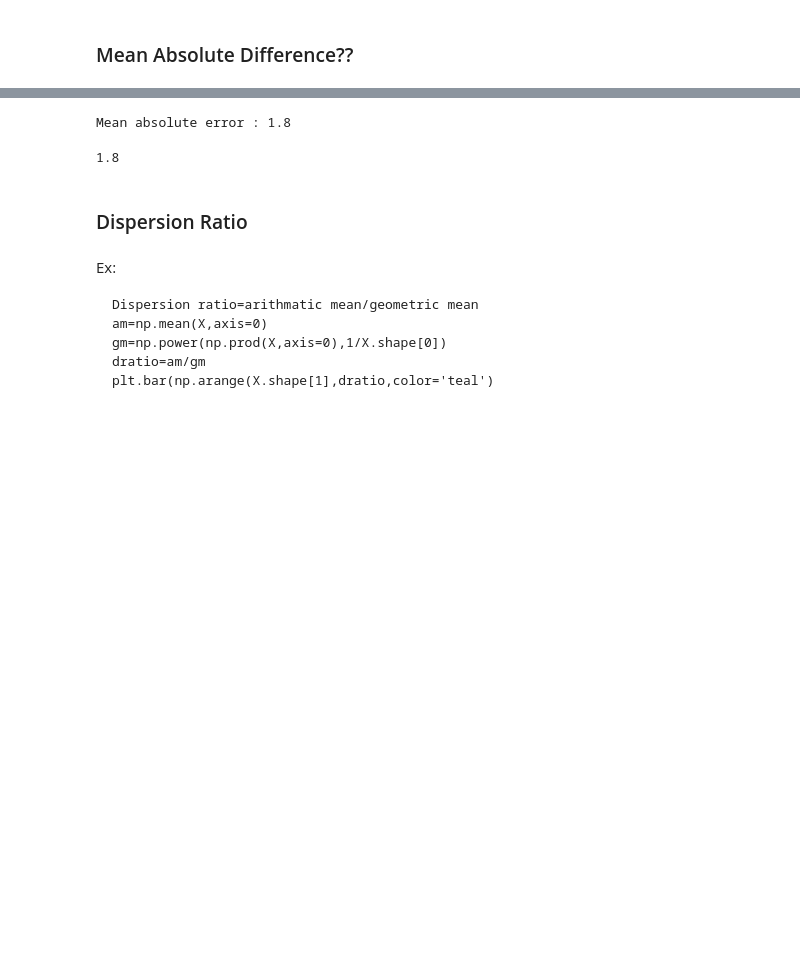
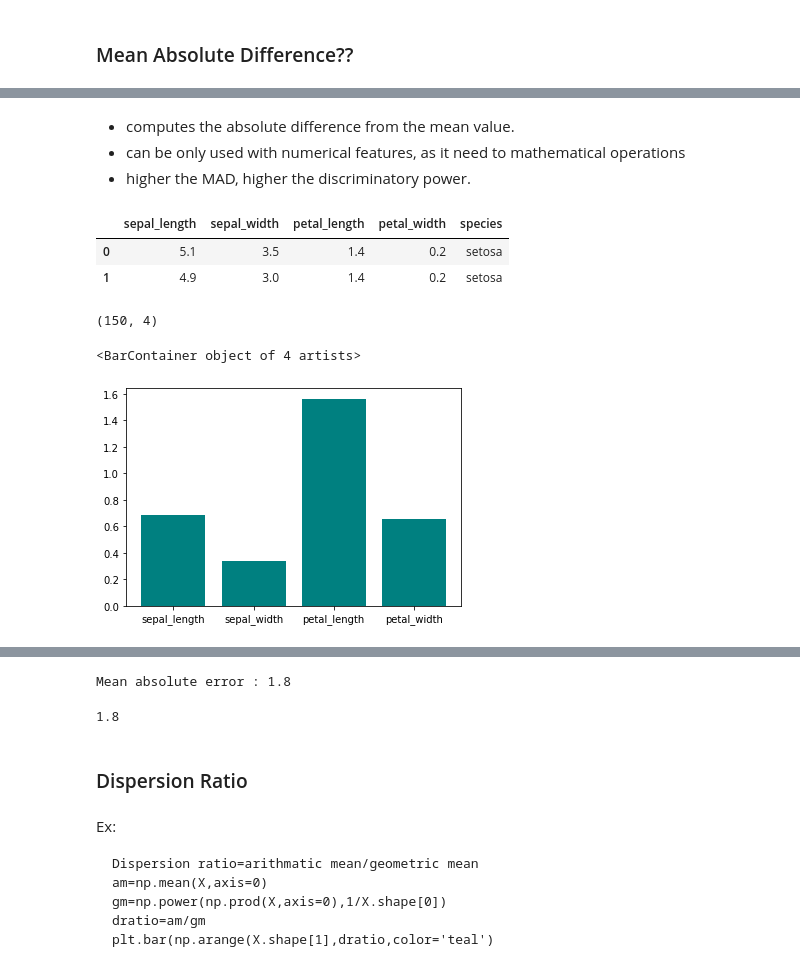
Before and after one commit to iamvivekanand/ML, a Jupyter notebook: JP/007 Features Selection Technique in Machine Learning.ipynb, the cells around one changed output, grey strips where cells are left out. Drawn from its saved outputs; the diff is of its cells as text; code cells hidden in the pictures; blank space fills up the shorter version.

```diff
--- a/JP/007 Features Selection Technique in Machine Learning.ipynb
+++ b/JP/007 Features Selection Technique in Machine Learning.ipynb
@@ -213,0 +247,17 @@ n: Total number of observations
+# %% [markdown]
+- computes the absolute difference from the mean value.
+- can be only used with numerical features, as it need to mathematical operations
+- higher the MAD, higher the discriminatory power.
+# %%
+df=sns.load_dataset('iris')
+df.head(2)
+# %% [output]
+|  | sepal_length | sepal_width | petal_length | petal_width | species |
+| 0 | 5.1 | 3.5 | 1.4 | 0.2 | setosa |
+| 1 | 4.9 | 3.0 | 1.4 | 0.2 | setosa |
+# %%
+x=df.drop('species',axis=1)
+# %%
+x.shape
+# %% [output]
+(150, 4)
@@ -213,0 +266,6 @@ n: Total number of observations
+# %%
+mad=np.sum(np.abs(x-x.mean(axis=0)),axis=0)/x.shape[0]
+plt.bar(x.columns,mad,color='teal')
+# %% [output]
+<BarContainer object of 4 artists>
+[figure, added]
```
Also changed, not shown: parts of 34 cells of this notebook.
